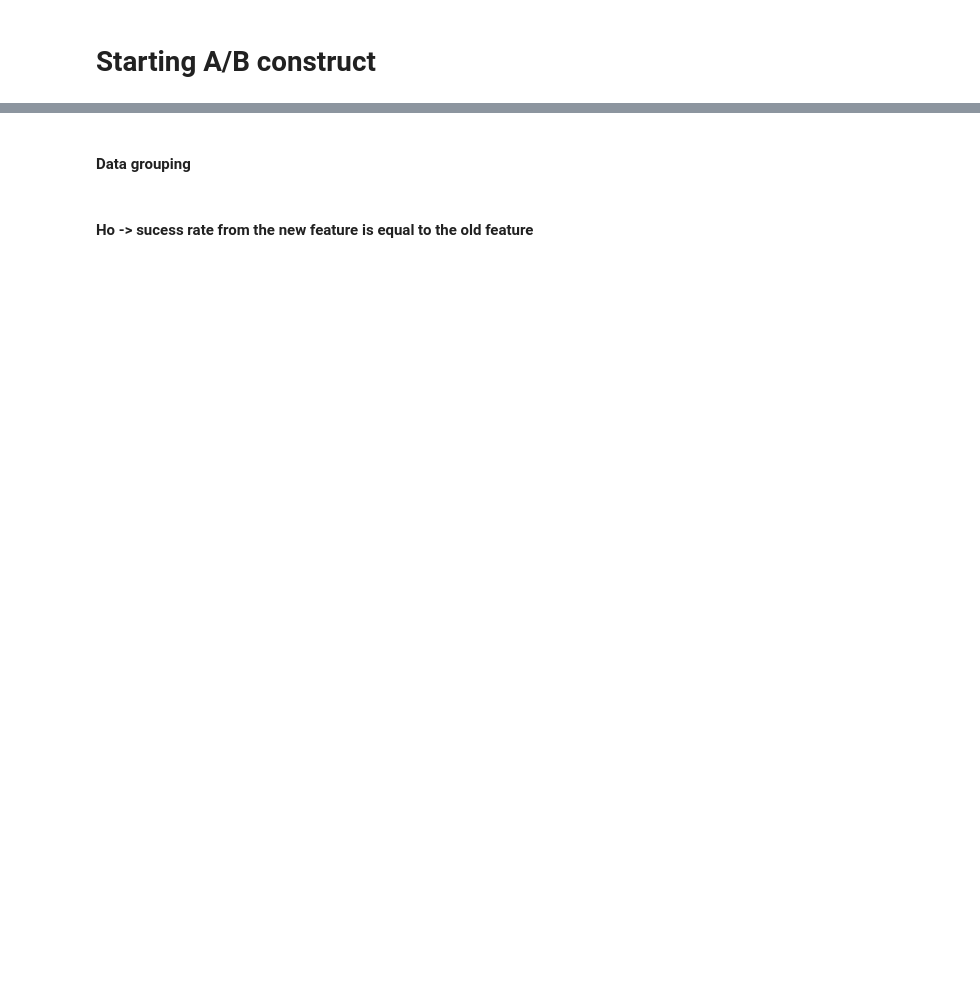
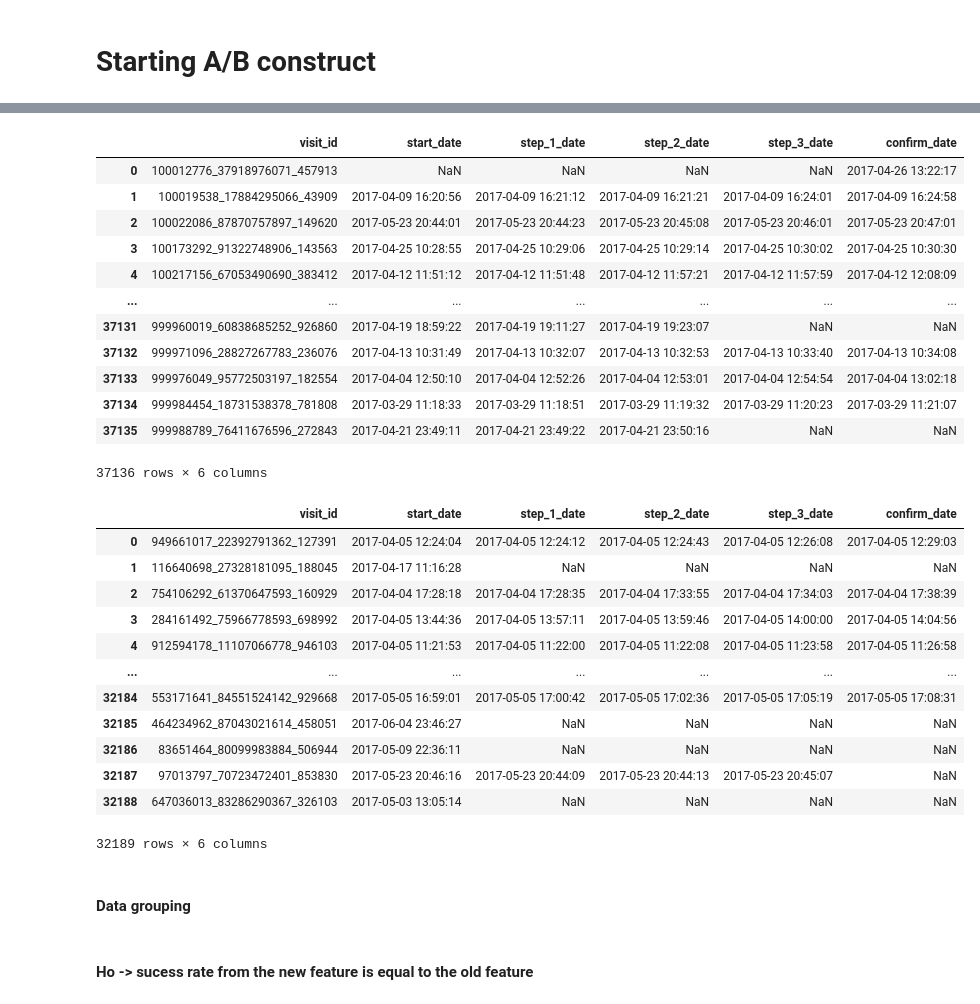
Before and after one commit to Pyros009/vanguard-ab-test, a Jupyter notebook: first sketches.ipynb, the cells around one changed output, grey strips where cells are left out. Saved outputs shown, nothing was run; the diff lists cells and outputs as text; code cells hidden in the pictures; blank space fills up the shorter version.

```diff
--- a/first sketches.ipynb
+++ b/first sketches.ipynb
@@ -474,3 +498,36 @@ B_answer  # control group
+# %%
+A_clean = pd.read_csv("A_clean.csv")
+B_clean = pd.read_csv("B_clean.csv")
+# %%
+display(A_clean.drop("Unnamed: 0", axis=1))
+display(B_clean.drop("Unnamed: 0", axis=1))
+# %% [output]
+|  | visit_id | start_date | step_1_date | step_2_date | step_3_date | confirm_date |
+| 0 | 100012776_37918976071_457913 | NaN | NaN | NaN | NaN | 2017-04-26 13:22:17 |
+| 1 | 100019538_17884295066_43909 | 2017-04-09 16:20:56 | 2017-04-09 16:21:12 | 2017-04-09 16:21:21 | 2017-04-09 16:24:01 | 2017-04-09 16:24:58 |
+| 2 | 100022086_87870757897_149620 | 2017-05-23 20:44:01 | 2017-05-23 20:44:23 | 2017-05-23 20:45:08 | 2017-05-23 20:46:01 | 2017-05-23 20:47:01 |
+| 3 | 100173292_91322748906_143563 | 2017-04-25 10:28:55 | 2017-04-25 10:29:06 | 2017-04-25 10:29:14 | 2017-04-25 10:30:02 | 2017-04-25 10:30:30 |
+| 4 | 100217156_67053490690_383412 | 2017-04-12 11:51:12 | 2017-04-12 11:51:48 | 2017-04-12 11:57:21 | 2017-04-12 11:57:59 | 2017-04-12 12:08:09 |
+| ... | ... | ... | ... | ... | ... | ... |
+| 37131 | 999960019_60838685252_926860 | 2017-04-19 18:59:22 | 2017-04-19 19:11:27 | 2017-04-19 19:23:07 | NaN | NaN |
+| 37132 | 999971096_28827267783_236076 | 2017-04-13 10:31:49 | 2017-04-13 10:32:07 | 2017-04-13 10:32:53 | 2017-04-13 10:33:40 | 2017-04-13 10:34:08 |
+| 37133 | 999976049_95772503197_182554 | 2017-04-04 12:50:10 | 2017-04-04 12:52:26 | 2017-04-04 12:53:01 | 2017-04-04 12:54:54 | 2017-04-04 13:02:18 |
+| 37134 | 999984454_18731538378_781808 | 2017-03-29 11:18:33 | 2017-03-29 11:18:51 | 2017-03-29 11:19:32 | 2017-03-29 11:20:23 | 2017-03-29 11:21:07 |
+| 37135 | 999988789_76411676596_272843 | 2017-04-21 23:49:11 | 2017-04-21 23:49:22 | 2017-04-21 23:50:16 | NaN | NaN |
+37136 rows × 6 columns
+|  | visit_id | start_date | step_1_date | step_2_date | step_3_date | confirm_date |
+| 0 | 949661017_22392791362_127391 | 2017-04-05 12:24:04 | 2017-04-05 12:24:12 | 2017-04-05 12:24:43 | 2017-04-05 12:26:08 | 2017-04-05 12:29:03 |
+| 1 | 116640698_27328181095_188045 | 2017-04-17 11:16:28 | NaN | NaN | NaN | NaN |
+| 2 | 754106292_61370647593_160929 | 2017-04-04 17:28:18 | 2017-04-04 17:28:35 | 2017-04-04 17:33:55 | 2017-04-04 17:34:03 | 2017-04-04 17:38:39 |
+| 3 | 284161492_75966778593_698992 | 2017-04-05 13:44:36 | 2017-04-05 13:57:11 | 2017-04-05 13:59:46 | 2017-04-05 14:00:00 | 2017-04-05 14:04:56 |
+| 4 | 912594178_11107066778_946103 | 2017-04-05 11:21:53 | 2017-04-05 11:22:00 | 2017-04-05 11:22:08 | 2017-04-05 11:23:58 | 2017-04-05 11:26:58 |
+| ... | ... | ... | ... | ... | ... | ... |
+| 32184 | 553171641_84551524142_929668 | 2017-05-05 16:59:01 | 2017-05-05 17:00:42 | 2017-05-05 17:02:36 | 2017-05-05 17:05:19 | 2017-05-05 17:08:31 |
+| 32185 | 464234962_87043021614_458051 | 2017-06-04 23:46:27 | NaN | NaN | NaN | NaN |
+| 32186 | 83651464_80099983884_506944 | 2017-05-09 22:36:11 | NaN | NaN | NaN | NaN |
+| 32187 | 97013797_70723472401_853830 | 2017-05-23 20:46:16 | 2017-05-23 20:44:09 | 2017-05-23 20:44:13 | 2017-05-23 20:45:07 | NaN |
+| 32188 | 647036013_83286290367_326103 | 2017-05-03 13:05:14 | NaN | NaN | NaN | NaN |
+32189 rows × 6 columns
 # %% [markdown]
 #### Data grouping
 # %% [markdown]
```
Also changed, not shown: parts of 26 cells of this notebook, 6 other files.
